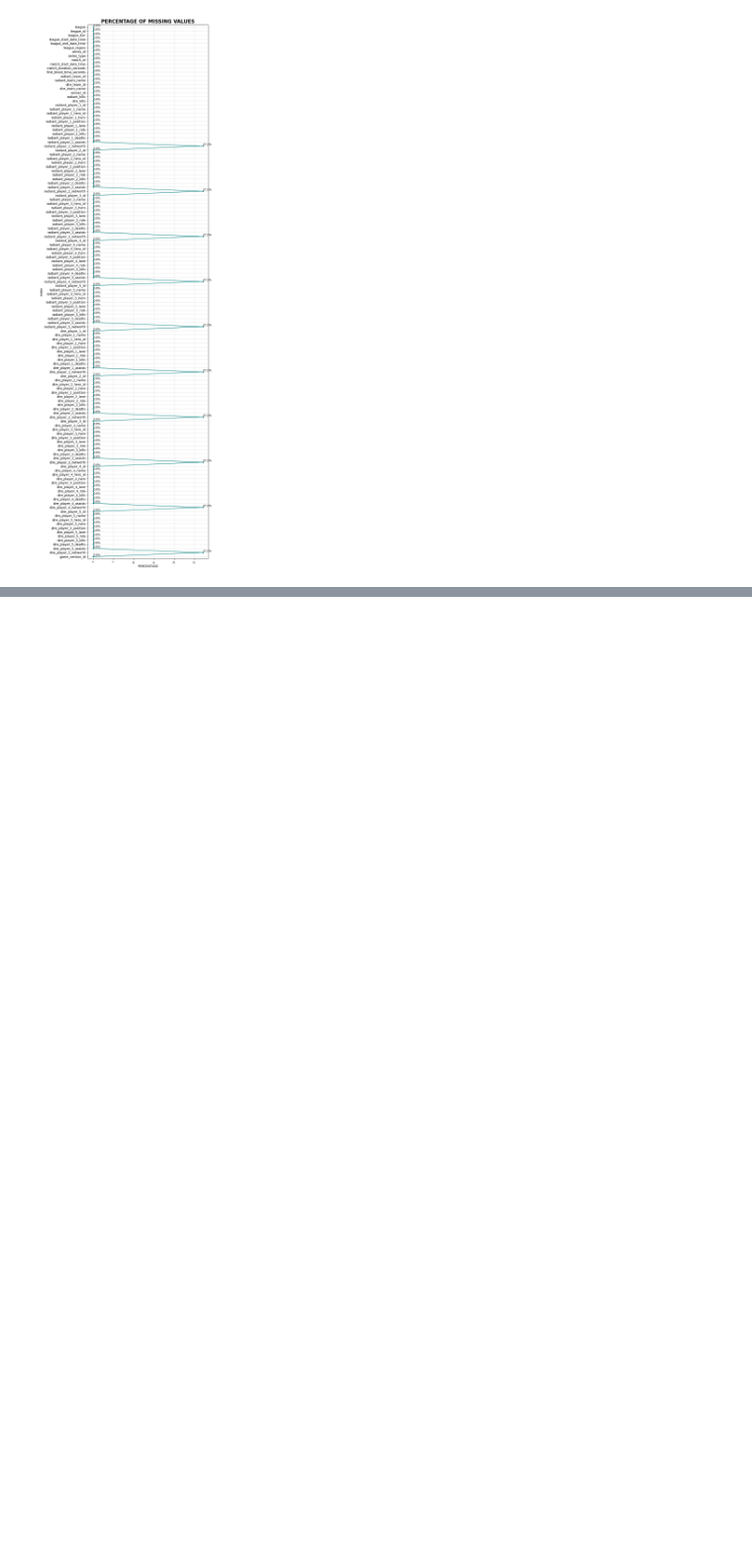
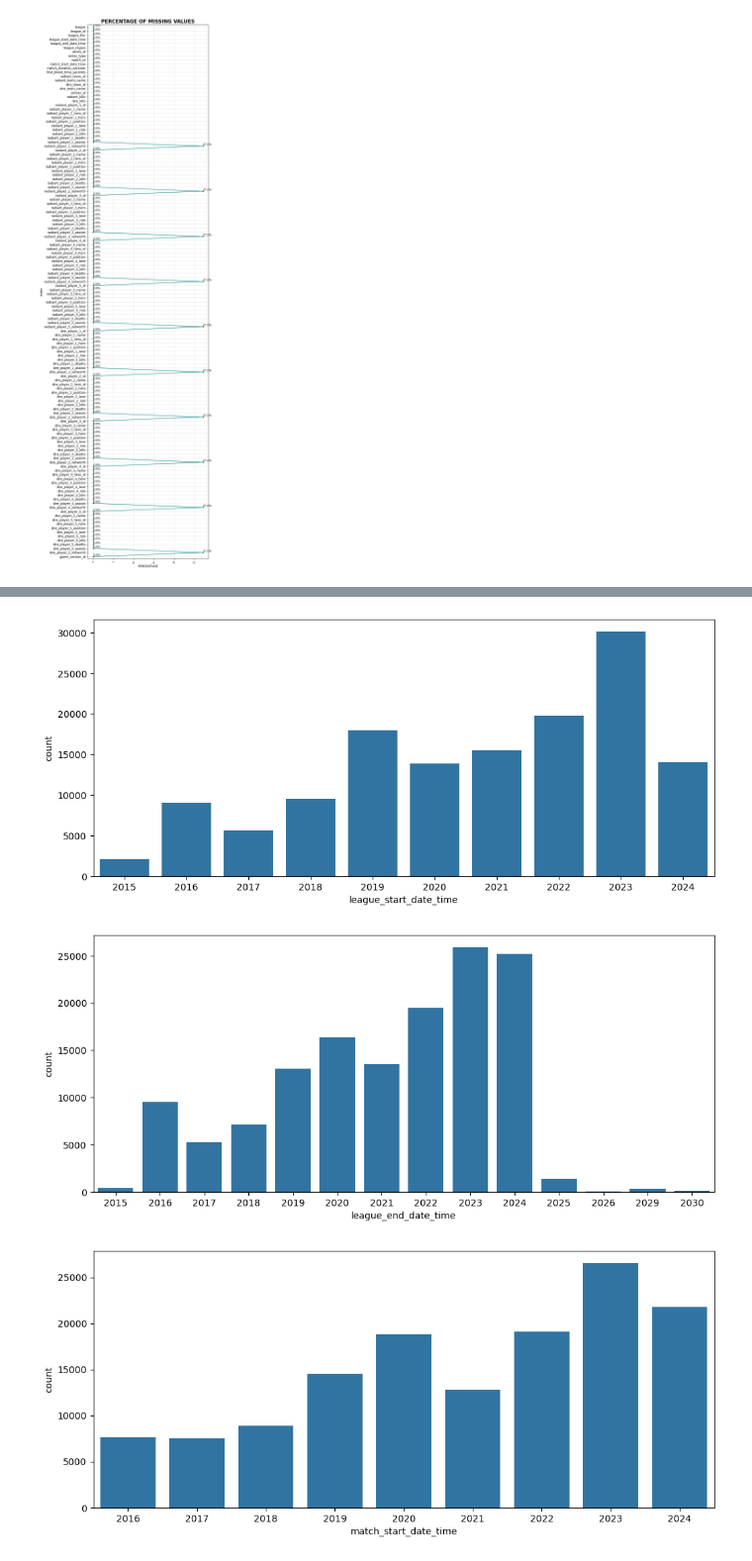
Before and after one commit to rtezen23/dota_2_eda, a Jupyter notebook: 1_data_cleaning.ipynb, the cells around one changed output, grey strips where cells are left out. Shown at 99% size. Cells and saved outputs as stored; diff of their text form; code cells hidden in the pictures; blank space fills up the shorter version.

```diff
--- a/1_data_cleaning.ipynb
+++ b/1_data_cleaning.ipynb
@@ -573,0 +694,2 @@ get_missing_values()
+# %%
+df_01 = df.copy()
@@ -573,0 +789,3 @@ get_missing_values()
+# %%
+date_cols =df_01.select_dtypes(include='datetime64').columns
+date_cols
@@ -573,0 +811,16 @@ get_missing_values()
+# %%
+# iterate date cols
+for col in date_cols:
+
+    # get year for plotting
+    date_column = df_01[col].dt.year
+    date_distribution = date_column.value_counts()
+
+    plt.figure(figsize=(12,5))
+    sns.barplot(data=date_distribution)
+
+    plt.show()
+# %% [output]
+[figure, added]
+[figure, added]
+[figure, added]
```
Also changed, not shown: parts of 35 cells of this notebook, 1 other file.
